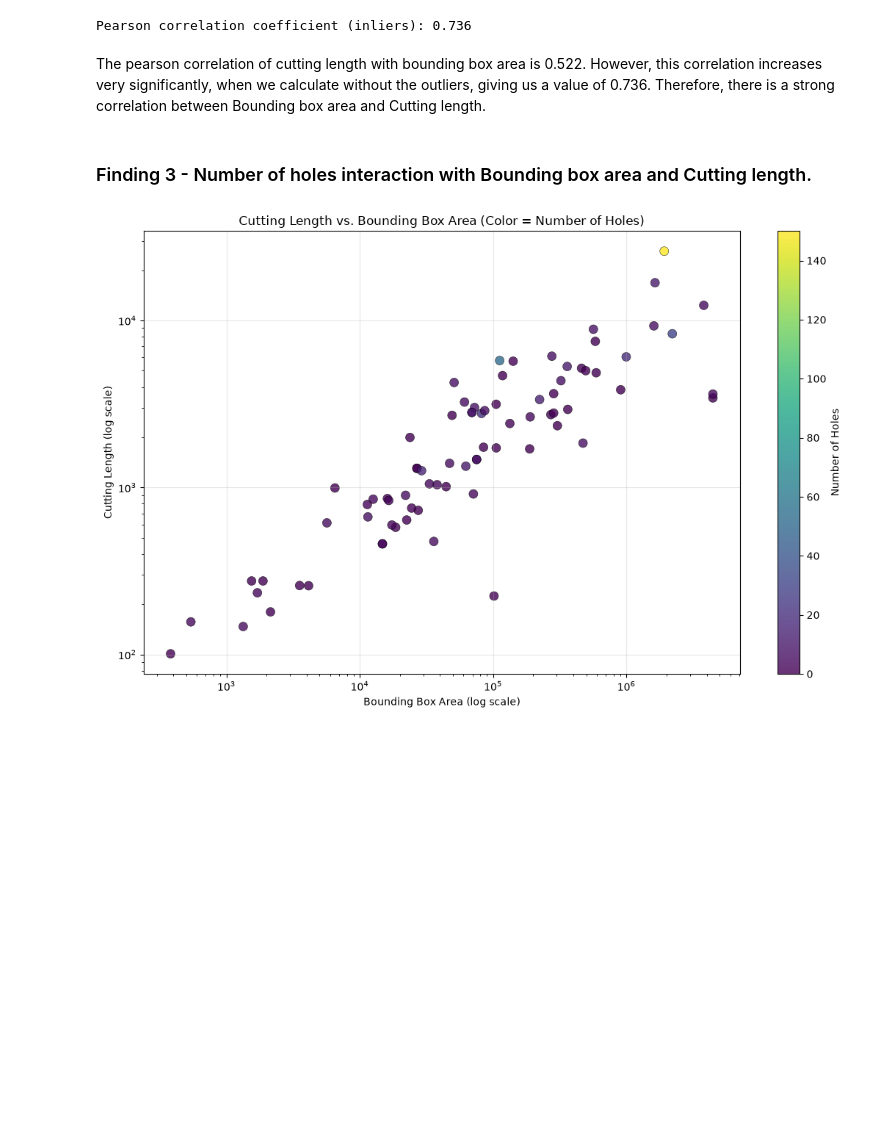
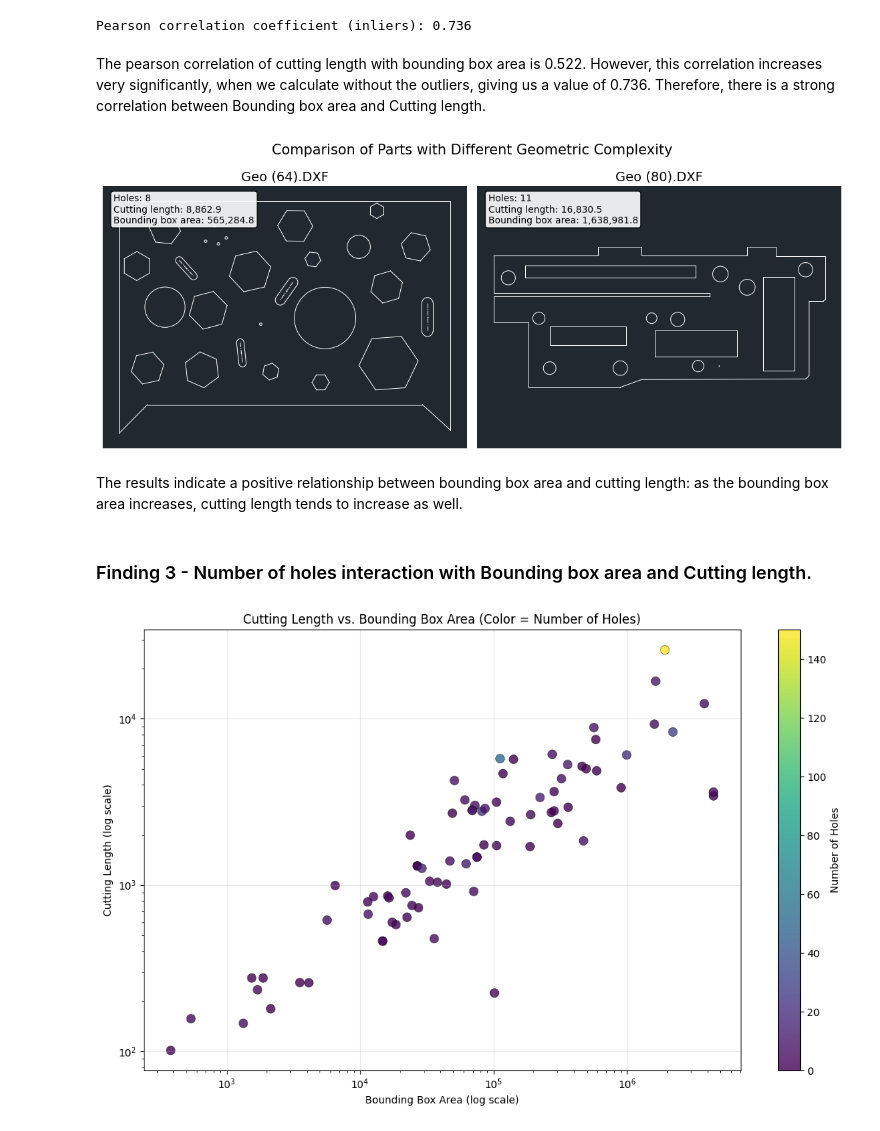
Before and after one commit to stawata/Challange_1_LaserCut-GmbH, a Jupyter notebook: DSF4E_Challenge1-2/LaserCut_EDA_Feature_Exploration.ipynb, the cells around one changed output. Saved outputs shown, nothing was run; the diff lists cells and outputs as text; code cells hidden in the pictures; blank space fills up the shorter version.

```diff
--- a/DSF4E_Challenge1-2/LaserCut_EDA_Feature_Exploration.ipynb
+++ b/DSF4E_Challenge1-2/LaserCut_EDA_Feature_Exploration.ipynb
@@ -616,6 +694,70 @@ print(f"Pearson correlation coefficient (inliers): {correlation_coefficient:.3f}
 Pearson correlation coefficient (inliers): 0.736
 # %% [markdown]
 The pearson correlation of cutting length with bounding box area is 0.522. However, this correlation increases very significantly, when we calculate without the outliers, giving us a value of 0.736. Therefore, there is a strong correlation between Bounding box area and Cutting length.
+# %%
+# GEO (25) AND GEO (80) - GEOMETRIC COMPARISON
+
+selected_parts = [
+    "Geo (64).DXF",
+    "Geo (80).DXF"
+]
+
+fig, axes = plt.subplots(1, 2, figsize=(15, 7))
+
+for ax, name in zip(axes, selected_parts):
+
+    file_path = dxf_files.get(name.lower())
+
+    if file_path is None:
+        ax.set_title(f"{name} - NOT FOUND")
+        ax.axis("off")
+        continue
+
+    doc = ezdxf.readfile(file_path)
+    context = RenderContext(doc)
+    backend = MatplotlibBackend(ax)
+
+    Frontend(context, backend).draw_layout(
+        doc.modelspace(),
+        finalize=True
+    )
+
+    ax.set_aspect("equal", adjustable="datalim")
+    ax.set_title(name, fontsize=14)
+    ax.set_xlabel("X coordinate")
+    ax.set_ylabel("Y coordinate")
+    ax.grid(alpha=0.25)
+
+    row = df[df["_filename_match"] == name.lower()]
+
+    if not row.empty:
+        row = row.iloc[0]
+
+        info = (
+            f"Holes: {row['number_of_holes']:.0f}\n"
+            f"Cutting length: {row['cutting_length']:,.1f}\n"
+            f"Bounding box area: {row['bounding_box_area']:,.1f}"
+        )
+
+        ax.text(
+            0.03, 0.97, info,
+            transform=ax.transAxes,
+            va="top",
+            fontsize=10,
+            bbox=dict(boxstyle="round", facecolor="white", alpha=0.9)
+        )
+
+plt.suptitle(
+    "Comparison of Parts with Different Geometric Complexity",
+    fontsize=15
+)
+
+plt.tight_layout()
+plt.show()
+# %% [output]
+[figure, added]
+# %% [markdown]
+The results indicate a positive relationship between bounding box area and cutting length: as the bounding box area increases, cutting length tends to increase as well.
 # %% [markdown]
 ### Finding 3 - Number of holes interaction with Bounding box area and Cutting length.
 # %%
```
Also changed, not shown: parts of 14 cells of this notebook.
